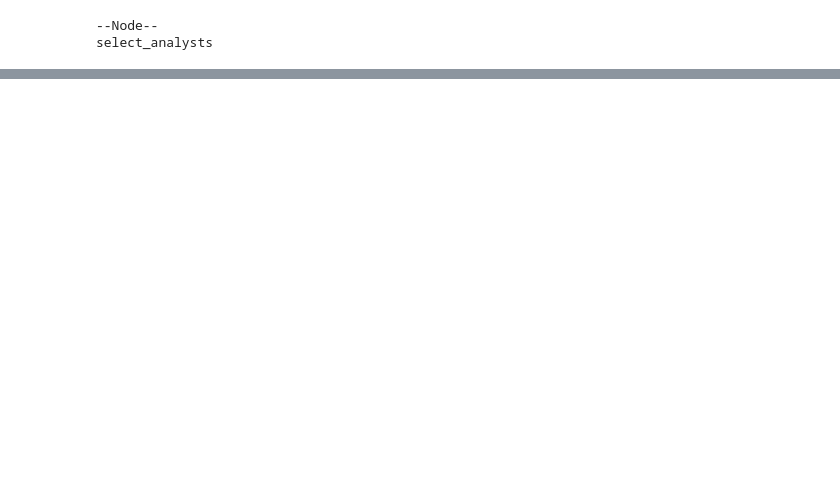
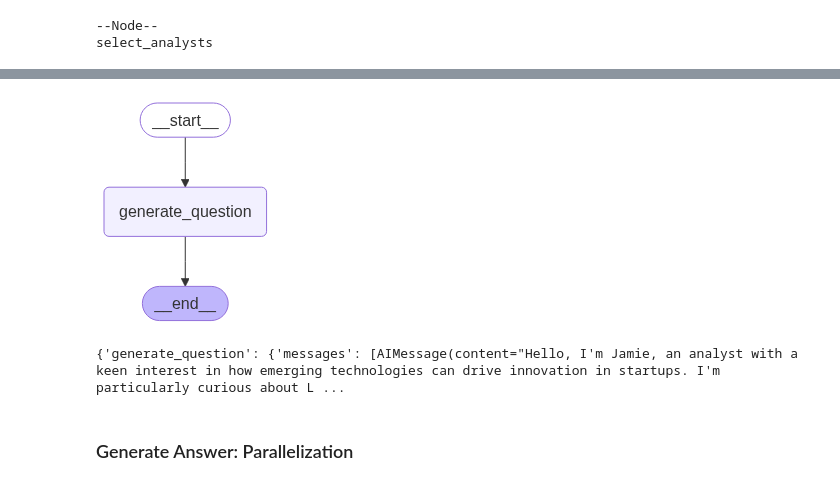
Before and after one commit to kvpratama/langchain-academy, a Jupyter notebook: module-4/research-assistant-excercise.ipynb, the cells around one changed output, grey strips where cells are left out. Cells and saved outputs as stored; diff of their text form; code cells hidden in the pictures; blank space fills up the shorter version.

```diff
--- a/module-4/research-assistant-excercise.ipynb
+++ b/module-4/research-assistant-excercise.ipynb
@@ -90,12 +100,13 @@ def create_analysts(state: GenerateAnalystsState):
     # import pdb; pdb.set_trace()
     human_analyst_feedback=state.get('human_analyst_feedback', [])
     if human_analyst_feedback:
-        human_analyst_feedback = human_analyst_feedback[-1]
+        human_analyst_feedback = human_analyst_feedback
     else:
         human_analyst_feedback = ""
 
     # Enforce structured output
-    structured_llm = llm.with_structured_output(Perspectives)
+    # structured_llm = llm.with_structured_output(Perspectives)
+    structured_llm = llm_creative.with_structured_output(Perspectives)
 
     # System message
     system_message = analyst_instructions.format(topic=topic,
@@ -142,14 +153,19 @@ def should_continue(state: GenerateAnalystsState):
     """ Return the next node to execute """
 
     # Check if human feedback
-    human_analyst_feedback=state.get('human_analyst_feedback', [None])
-    if len(human_analyst_feedback) > 0:
-        human_analyst_feedback = human_analyst_feedback[-1]
+    # human_analyst_feedback=state.get('human_analyst_feedback', [None])
+    # if len(human_analyst_feedback) > 0:
+    #     human_analyst_feedback = human_analyst_feedback[-1]
+    # if human_analyst_feedback:
+    #     return "create_analysts"
+    # return "select_analysts"
+
+    human_analyst_feedback=state.get('human_analyst_feedback', None)
     if human_analyst_feedback:
         return "create_analysts"
 
     # Otherwise end
-    return "select_analysts"
+
 
 # Add nodes and edges
 builder = StateGraph(GenerateAnalystsState)
@@ -348,0 +381,14 @@ Description: Concerned with the practical benefits of LangGraph for rapid protot
+# %%
+import operator
+from typing import  Annotated
+from langgraph.graph import MessagesState
+
+class InterviewState(MessagesState):
+    max_num_turns: int # Number turns of conversation
+    context: Annotated[list, operator.add] # Source docs
+    analyst: Analyst # Analyst asking questions
+    interview: str # Interview transcript
+    sections: list # Final key we duplicate in outer state for Send() API
+
+class SearchQuery(BaseModel):
+    search_query: str = Field(None, description="Search query for retrieval.")
@@ -348,0 +431,26 @@ Description: Concerned with the practical benefits of LangGraph for rapid protot
+# %%
+# Add nodes and edges
+builder = StateGraph(InterviewState)
+builder.add_node("generate_question", generate_question)
+
+builder.add_edge(START, "generate_question")
+builder.add_edge("generate_question", END)
+
+# Compile
+graph = builder.compile()
+
+# View
+display(Image(graph.get_graph(xray=1).draw_mermaid_png()))
+# %% [output]
+[figure, added]
+# %%
+thread = {"configurable": {"thread_id": "11"}}
+# messages = [HumanMessage(f"So you said you were writing an article on {topic}?")]
+messages = [HumanMessage(f"Based on your background, formulate an insightful question about the given topic: {topic}.")]
+for event in graph.stream({"messages":messages, "analyst":final_analysts[0]}, thread, stream_mode="updates"):
+    # Review
+    print(event)
+# %% [output]
+{'generate_question': {'messages': [AIMessage(content="Hello, I'm Jamie, an analyst with a keen interest in how emerging technologies can drive innovation in startups. I'm particularly curious about L ...
+# %% [markdown]
+### Generate Answer: Parallelization
```
Also changed, not shown: parts of 32 cells of this notebook.
